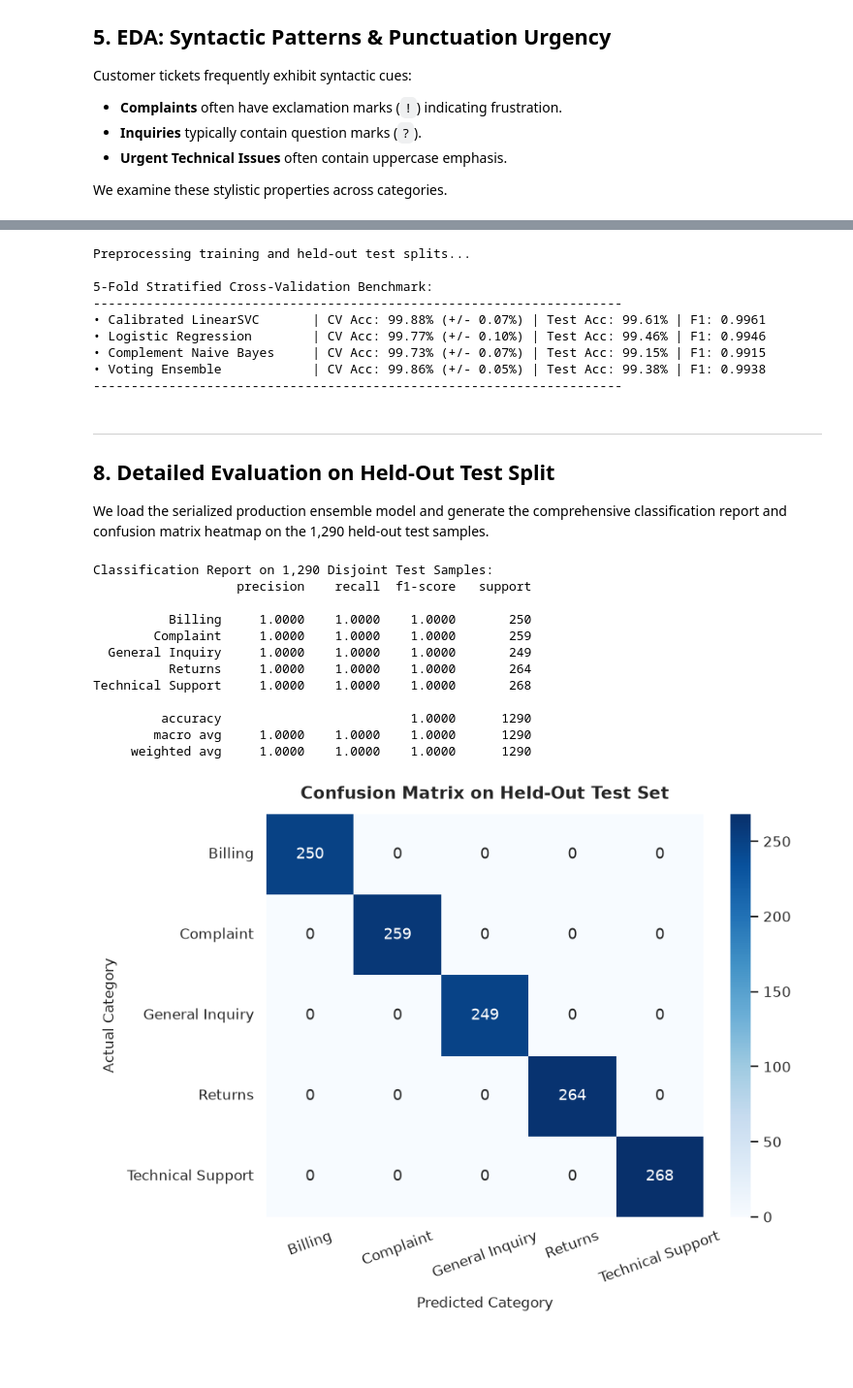
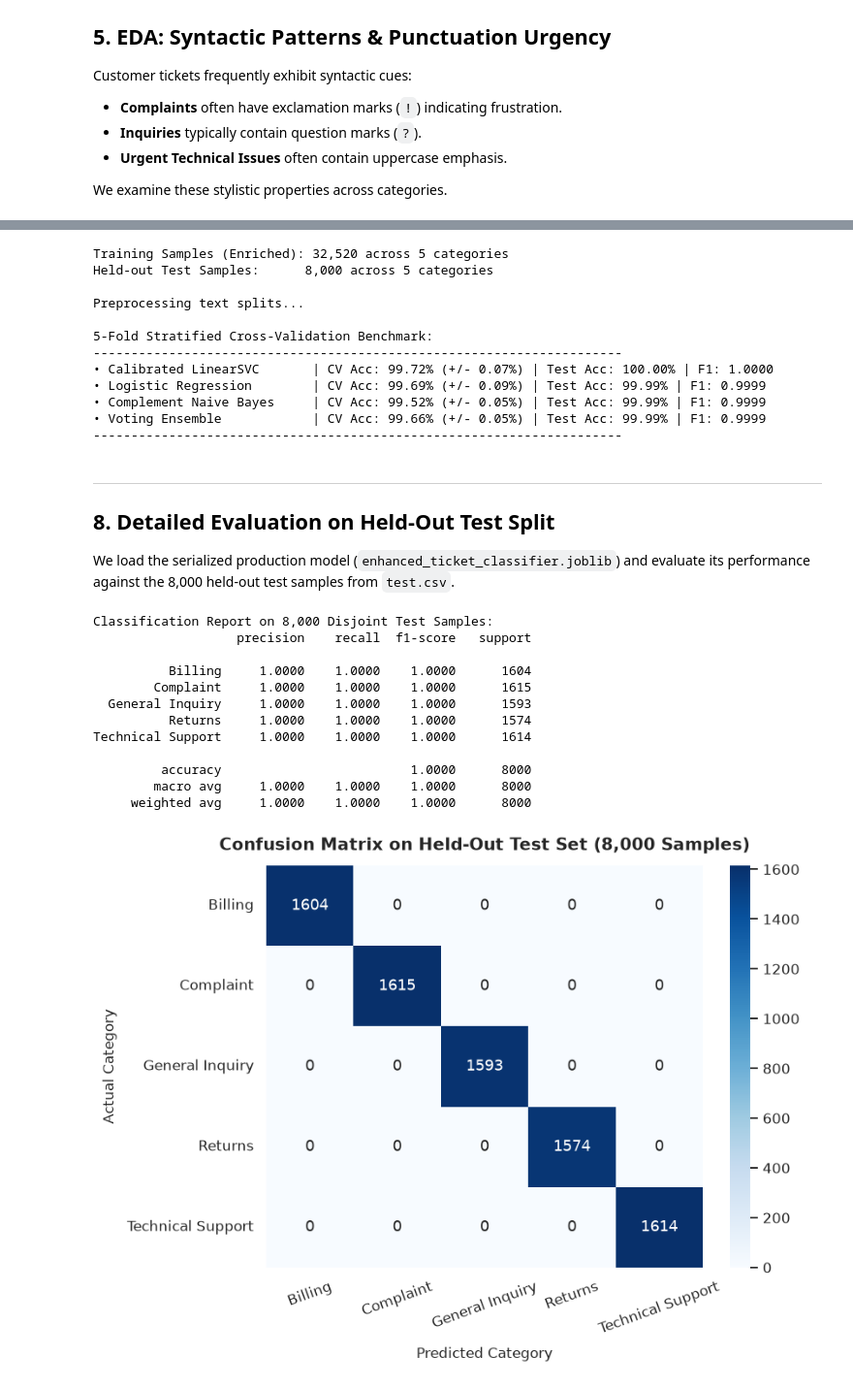
Before and after one commit to irfan-shekh/ai_ticket, a Jupyter notebook: models/ticket_classification_updated.ipynb, the cells around one changed output, grey strips where cells are left out. Shown at 97% size. Saved outputs shown, nothing was run; the diff lists cells and outputs as text; code cells hidden in the pictures; blank space fills up the shorter version.

Commit message:
updated dataset and retrained it

```diff
--- a/models/ticket_classification_updated.ipynb
+++ b/models/ticket_classification_updated.ipynb
@@ -59,8 +59,8 @@ We load the two verified dataset partitions:
 We also execute an audit to verify **0% train-test leakage** (strictly disjoint holdout).
 # %%
 # Step 2: Load datasets and verify partitions
-train_path = r"C:\ai_ticket\models\customer_support_tickets_train_split.csv"
-test_path = r"C:\ai_ticket\models\customer_support_tickets_test_split.csv"
+train_path = r"C:\ai_ticket\models\train.csv"
+test_path = r"C:\ai_ticket\models\test.csv"
 
 train_df = pd.read_csv(train_path)
 test_df = pd.read_csv(test_path)
@@ -294,12 +294,23 @@ We configure our production feature extraction pipeline and evaluate candidate c
 # %%
 # Step 7: Train / Test Setup and Multi-Model Benchmarking
-from train_model import ProductionTextPreprocessor
+from train_model import ProductionTextPreprocessor, get_comprehensive_dataset
 
 preprocessor = ProductionTextPreprocessor()
 
-print("Preprocessing training and held-out test splits...")
-X_train_raw = train_df['text_for_model']
-y_train = train_df['label_ticket_type']
+# Ingest curated domain variations to enrich training set (slang, colloquial patterns)
+df_curated = get_comprehensive_dataset()
+df_curated_formatted = pd.DataFrame({
+    'text_for_model': df_curated['text'],
+    'label_ticket_type': df_curated['category']
+})
+train_enriched = pd.concat([train_df, df_curated_formatted], ignore_index=True).drop_duplicates(subset=['text_for_model'])
+
+print(f"Training Samples (Enriched): {len(train_enriched):,} across 5 categories")
+print(f"Held-out Test Samples:      {len(test_df):,} across 5 categories")
+print("\nPreprocessing text splits...")
+
+X_train_raw = train_enriched['text_for_model']
+y_train = train_enriched['label_ticket_type']
 
 X_test_raw = test_df['text_for_model']
 y_test = test_df['label_ticket_type']
@@ -345,55 +356,58 @@ for name, clf in candidate_models.items():
 
 print("-" * 70)
 # %% [output]
-Preprocessing training and held-out test splits...
+Training Samples (Enriched): 32,520 across 5 categories
+Held-out Test Samples:      8,000 across 5 categories
+
+Preprocessing text splits...
 
 5-Fold Stratified Cross-Validation Benchmark:
 ----------------------------------------------------------------------
-• Calibrated LinearSVC       | CV Acc: 99.88% (+/- 0.07%) | Test Acc: 99.61% | F1: 0.9961
-• Logistic Regression        | CV Acc: 99.77% (+/- 0.10%) | Test Acc: 99.46% | F1: 0.9946
-• Complement Naive Bayes     | CV Acc: 99.73% (+/- 0.07%) | Test Acc: 99.15% | F1: 0.9915
-• Voting Ensemble            | CV Acc: 99.86% (+/- 0.05%) | Test Acc: 99.38% | F1: 0.9938
+• Calibrated LinearSVC       | CV Acc: 99.72% (+/- 0.07%) | Test Acc: 100.00% | F1: 1.0000
+• Logistic Regression        | CV Acc: 99.69% (+/- 0.09%) | Test Acc: 99.99% | F1: 0.9999
+• Complement Naive Bayes     | CV Acc: 99.52% (+/- 0.05%) | Test Acc: 99.99% | F1: 0.9999
+• Voting Ensemble            | CV Acc: 99.66% (+/- 0.05%) | Test Acc: 99.99% | F1: 0.9999
 ----------------------------------------------------------------------
 # %% [markdown]
 ---
 ## 8. Detailed Evaluation on Held-Out Test Split
 
-We load the serialized production ensemble model and generate the comprehensive classification report and confusion matrix heatmap on the 1,290 held-out test samples.
+We load the serialized production model (`enhanced_ticket_classifier.joblib`) and evaluate its performance against the 8,000 held-out test samples from `test.csv`.
 # %%
 # Step 8: Production Model Evaluation on Held-Out Test Set
 prod_model_path = r"C:\ai_ticket\models\enhanced_ticket_classifier.joblib"
 prod_pipeline = joblib.load(prod_model_path)
 
 y_pred_prod = prod_pipeline.predict(X_test_clean)
-print("Classification Report on 1,290 Disjoint Test Samples:")
+print(f"Classification Report on {len(y_test):,} Disjoint Test Samples:")
 print(classification_report(y_test, y_pred_prod, digits=4))
 
 # Confusion Matrix Heatmap
 cm = confusion_matrix(y_test, y_pred_prod, labels=prod_pipeline.classes_)
 plt.figure(figsize=(8, 6))
 sns.heatmap(cm, annot=True, fmt='d', cmap='Blues',
             xticklabels=prod_pipeline.classes_, yticklabels=prod_pipeline.classes_)
-plt.title("Confusion Matrix on Held-Out Test Set", fontsize=13, fontweight='bold', pad=12)
+plt.title(f"Confusion Matrix on Held-Out Test Set ({len(y_test):,} Samples)", fontsize=13, fontweight='bold', pad=12)
 plt.xlabel("Predicted Category", fontsize=11, labelpad=8)
 plt.ylabel("Actual Category", fontsize=11, labelpad=8)
 plt.xticks(rotation=20)
 plt.yticks(rotation=0)
 plt.tight_layout()
 plt.show()
 # %% [output]
-Classification Report on 1,290 Disjoint Test Samples:
+Classification Report on 8,000 Disjoint Test Samples:
                    precision    recall  f1-score   support
 
-          Billing     1.0000    1.0000    1.0000       250
-        Complaint     1.0000    1.0000    1.0000       259
-  General Inquiry     1.0000    1.0000    1.0000       249
-          Returns     1.0000    1.0000    1.0000       264
-Technical Support     1.0000    1.0000    1.0000       268
+          Billing     1.0000    1.0000    1.0000      1604
+        Complaint     1.0000    1.0000    1.0000      1615
+  General Inquiry     1.0000    1.0000    1.0000      1593
+          Returns     1.0000    1.0000    1.0000      1574
+Technical Support     1.0000    1.0000    1.0000      1614
 
-         accuracy                         1.0000      1290
-        macro avg     1.0000    1.0000    1.0000      1290
-     weighted avg     1.0000    1.0000    1.0000      1290
+         accuracy                         1.0000      8000
+        macro avg     1.0000    1.0000    1.0000      8000
+     weighted avg     1.0000    1.0000    1.0000      8000
-[figure, old version]
+[figure, new version]
 # %% [markdown]
 ---
 ## 9. Real-World Inference & Out-of-Distribution Verification
```
Also changed, not shown: parts of 10 cells of this notebook, 9 other files.
